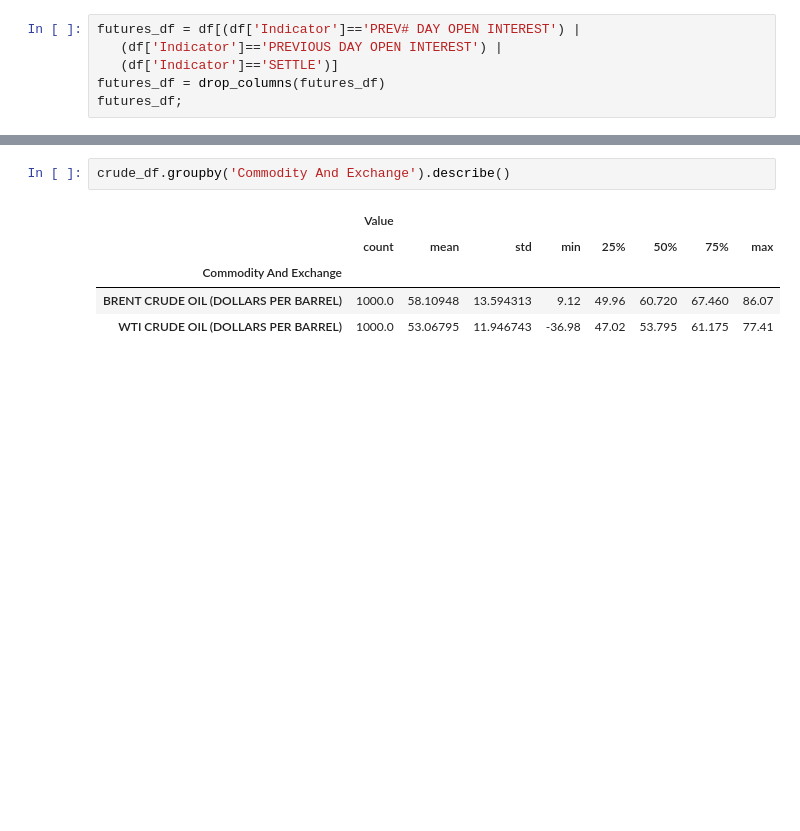
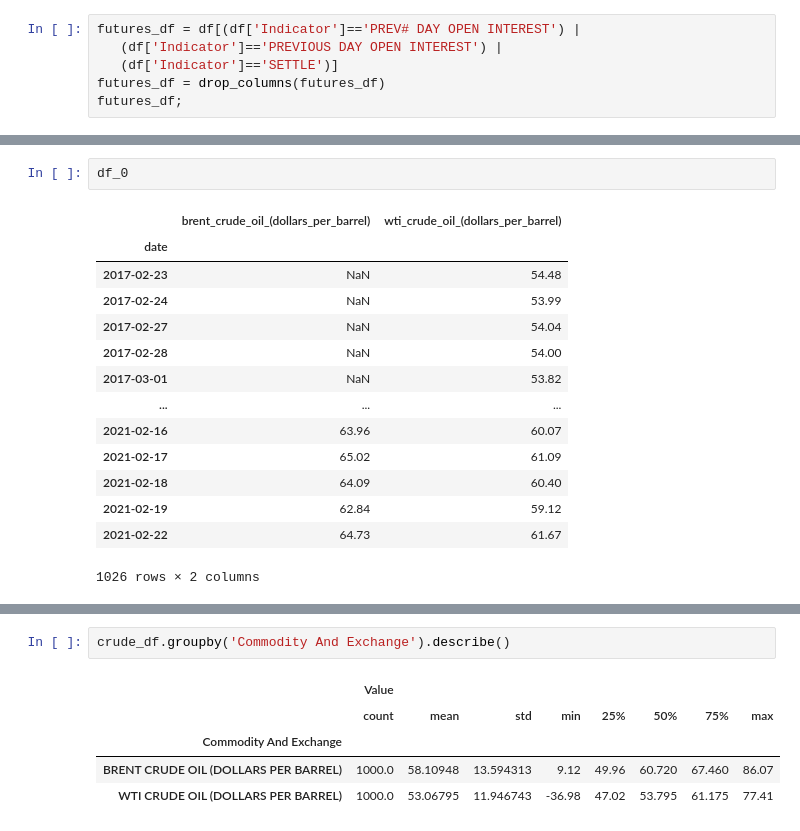
Before and after one commit to griffinwt/Hackathon_March2021, a Jupyter notebook: code/EDA-Brandon/Commodity-Prices.ipynb, the cells around one changed output, grey strips where cells are left out. Cells and saved outputs as stored; diff of their text form; blank space fills up the shorter version.

```diff
--- a/code/EDA-Brandon/Commodity-Prices.ipynb
+++ b/code/EDA-Brandon/Commodity-Prices.ipynb
@@ -235,2 +255,19 @@ futures_df.groupby(['date', 'Commodity And Exchange', 'Indicator']).describe()
+# %%
+df_0
+# %% [output]
+|  | brent_crude_oil_(dollars_per_barrel) | wti_crude_oil_(dollars_per_barrel) |
+| date |  |  |
+| 2017-02-23 | NaN | 54.48 |
+| 2017-02-24 | NaN | 53.99 |
+| 2017-02-27 | NaN | 54.04 |
+| 2017-02-28 | NaN | 54.00 |
+| 2017-03-01 | NaN | 53.82 |
+| ... | ... | ... |
+| 2021-02-16 | 63.96 | 60.07 |
+| 2021-02-17 | 65.02 | 61.09 |
+| 2021-02-18 | 64.09 | 60.40 |
+| 2021-02-19 | 62.84 | 59.12 |
+| 2021-02-22 | 64.73 | 61.67 |
+1026 rows × 2 columns
 # %%
 crude_df = drop_columns(df[df['Indicator']=='PRICE IN USD'])
```
Also changed, not shown: parts of 14 cells of this notebook.
